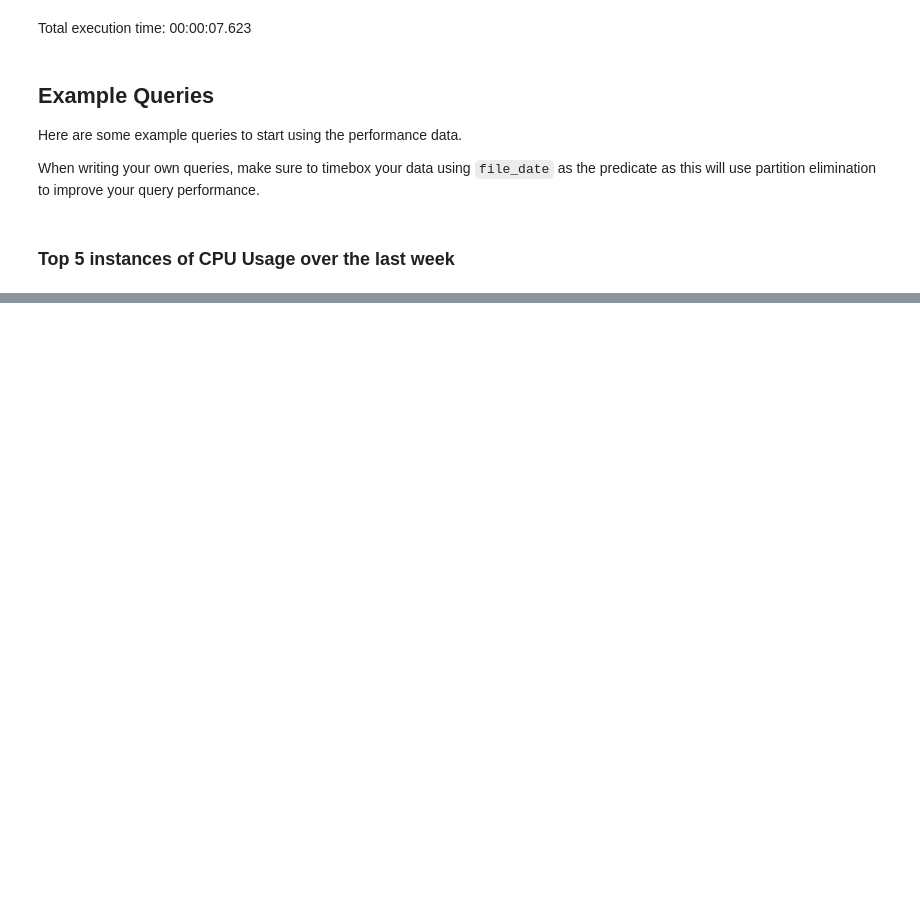
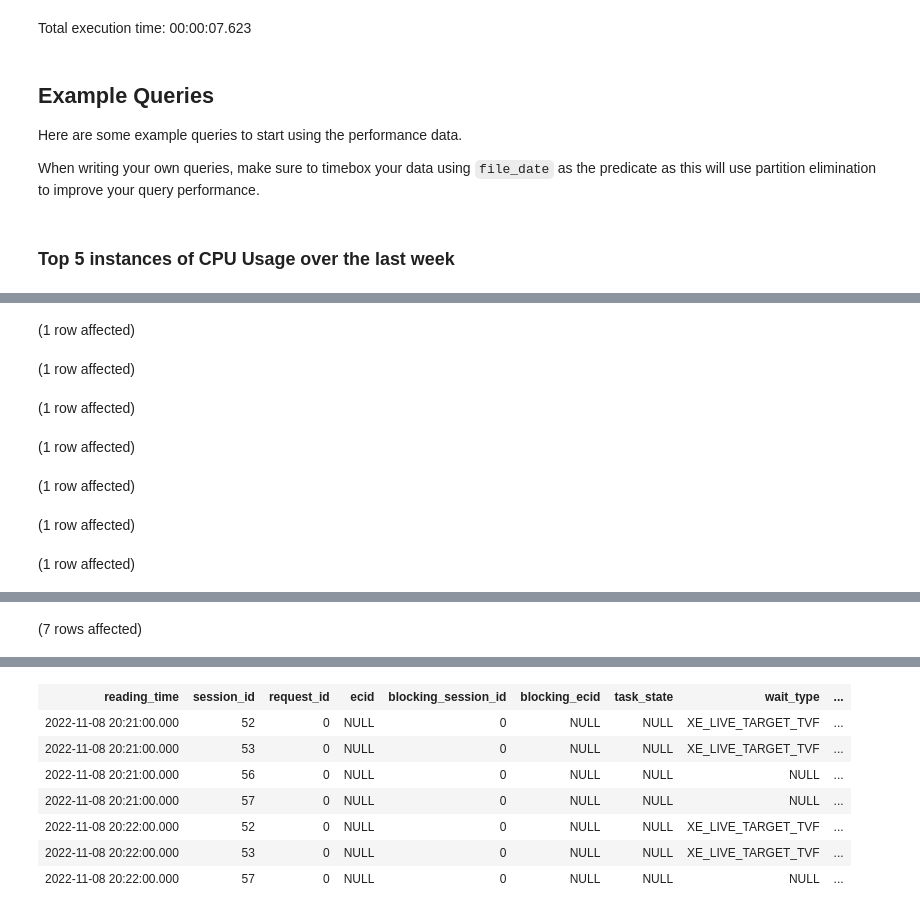
Before and after one commit to cbattlegear/SqlAzureDatabaseBasicMonitor, a Jupyter notebook: serverless_queries/SQL Performance Serverless Queries.ipynb, the cells around one changed output, grey strips where cells are left out. Cells and saved outputs as stored; diff of their text form; code cells hidden in the pictures; blank space fills up the shorter version.

Commit message:
Added extended performance example queries to SQL Notebook

```diff
--- a/serverless_queries/SQL Performance Serverless Queries.ipynb
+++ b/serverless_queries/SQL Performance Serverless Queries.ipynb
@@ -241,0 +273,41 @@ Bulk load data conversion error (type mismatch or invalid character for the spec
+# %%
+	SELECT TOP 10000 reading_time,
+      session_id, request_id, ecid, blocking_session_id, blocking_ecid, task_state,
+      wait_type, wait_duration_ms, wait_resource, resource_description, last_wait_type,
+      open_trans, transaction_isolation_level, is_user_process,
+      request_cpu_time, request_logical_reads, request_reads, request_writes, memory_usage,
+      session_cpu_time, session_reads, session_writes, session_logical_reads, total_scheduled_time,
+      total_elapsed_time, CONVERT (varchar, last_request_start_time, 126) AS last_request_start_time,
+      CONVERT (varchar, last_request_end_time, 126) AS last_request_end_time, session_row_count,
+      prev_error, open_resultsets, request_total_elapsed_time, percent_complete,
+      est_completion_time, tran_name,
+      CONVERT (varchar, transaction_begin_time, 126) AS transaction_begin_time, tran_type,
+      tran_state, CONVERT (varchar, request_start_time, 126) AS request_start_time, request_status,
+      command, statement_start_offset, statement_end_offset, database_id, [user_id],
+      executing_managed_code, pending_io_count, CONVERT (varchar, login_time, 126) AS login_time,
+      [host_name], program_name, host_process_id, client_version, client_interface_name, login_name,
+      nt_domain, nt_user_name, net_packet_size, client_net_address, session_status,
+      scheduler_id,
+      group_id,
+      [context_info]
+    FROM SqlAzureExtendedPerformance r
+    WHERE
+		(reading_time BETWEEN '2022-11-08 20:20:04.000' AND '2022-11-08 20:22:04.000' and file_date = '2022-11-08') AND
+      /* One EC can have multiple waits in sys.dm_os_waiting_tasks (e.g. parent thread waiting on multiple children, for example
+      ** for parallel create index; or mem grant waits for RES_SEM_FOR_QRY_COMPILE).  This will result in the same EC being listed
+      ** multiple times in the request table, which is counterintuitive for most people.  Instead of showing all wait relationships,
+      ** for each EC we will report the wait relationship that has the longest wait time.  (If there are multiple relationships with
+      ** the same wait time, blocker spid/ecid is used to choose one of them.)  If it were not for , we would do this
+      ** exclusion in the previous query to avoid storing data that will ultimately be filtered out. */
+      NOT EXISTS
+        (SELECT * FROM SqlAzureExtendedPerformance r2
+         WHERE r.session_id = r2.session_id AND r.request_id = r2.request_id AND r.ecid = r2.ecid AND r.wait_type = r2.wait_type
+           AND (r2.wait_duration_ms > r.wait_duration_ms OR (r2.wait_duration_ms = r.wait_duration_ms)))
+# %% [output]
+(1 row affected)
+(1 row affected)
+(1 row affected)
+(1 row affected)
+(1 row affected)
+(1 row affected)
+(1 row affected)
@@ -241,0 +315 @@ Bulk load data conversion error (type mismatch or invalid character for the spec
+(7 rows affected)
@@ -241,0 +317,8 @@ Bulk load data conversion error (type mismatch or invalid character for the spec
+| reading_time | session_id | request_id | ecid | blocking_session_id | blocking_ecid | task_state | wait_type | ... |
+| 2022-11-08 20:21:00.000 | 52 | 0 | NULL | 0 | NULL | NULL | XE_LIVE_TARGET_TVF | ... |
+| 2022-11-08 20:21:00.000 | 53 | 0 | NULL | 0 | NULL | NULL | XE_LIVE_TARGET_TVF | ... |
+| 2022-11-08 20:21:00.000 | 56 | 0 | NULL | 0 | NULL | NULL | NULL | ... |
+| 2022-11-08 20:21:00.000 | 57 | 0 | NULL | 0 | NULL | NULL | NULL | ... |
+| 2022-11-08 20:22:00.000 | 52 | 0 | NULL | 0 | NULL | NULL | XE_LIVE_TARGET_TVF | ... |
+| 2022-11-08 20:22:00.000 | 53 | 0 | NULL | 0 | NULL | NULL | XE_LIVE_TARGET_TVF | ... |
+| 2022-11-08 20:22:00.000 | 57 | 0 | NULL | 0 | NULL | NULL | NULL | ... |
```
Also changed, not shown: parts of 13 cells of this notebook.
